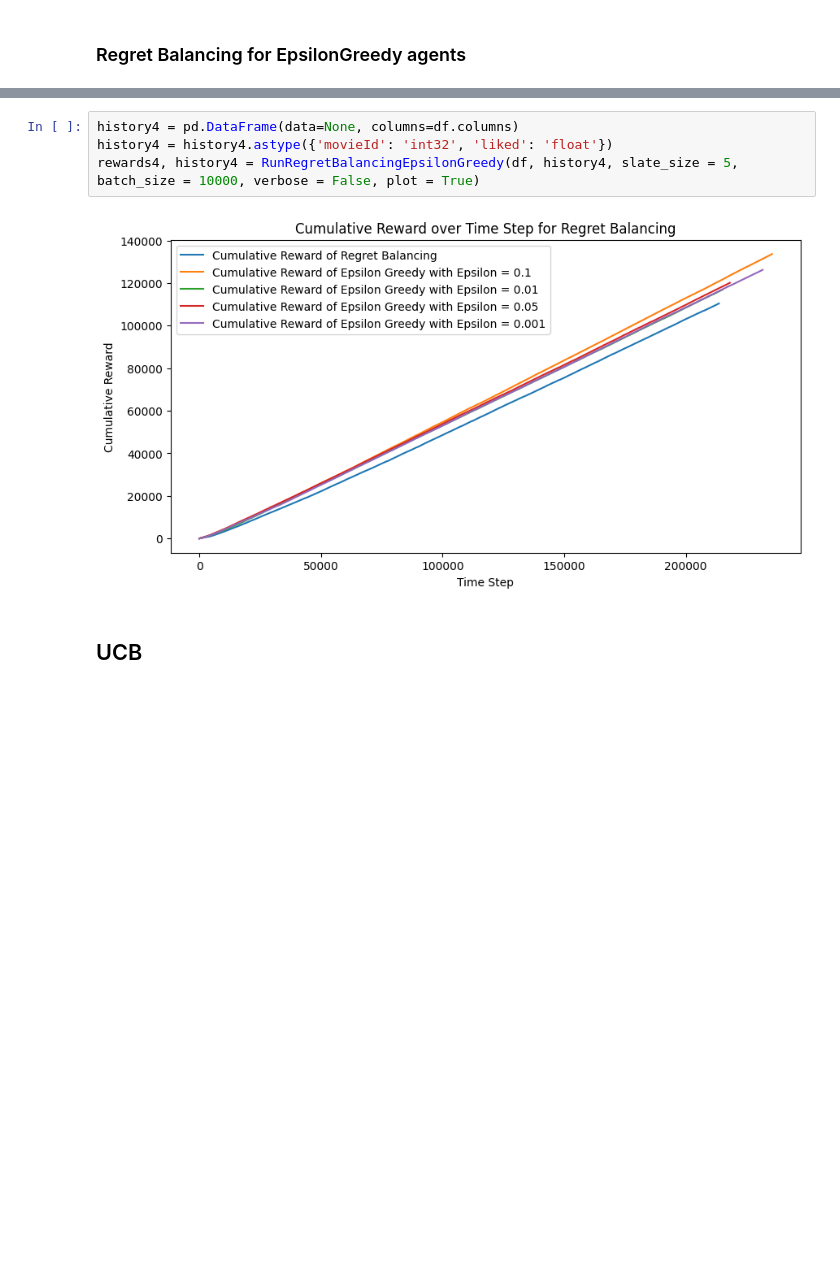
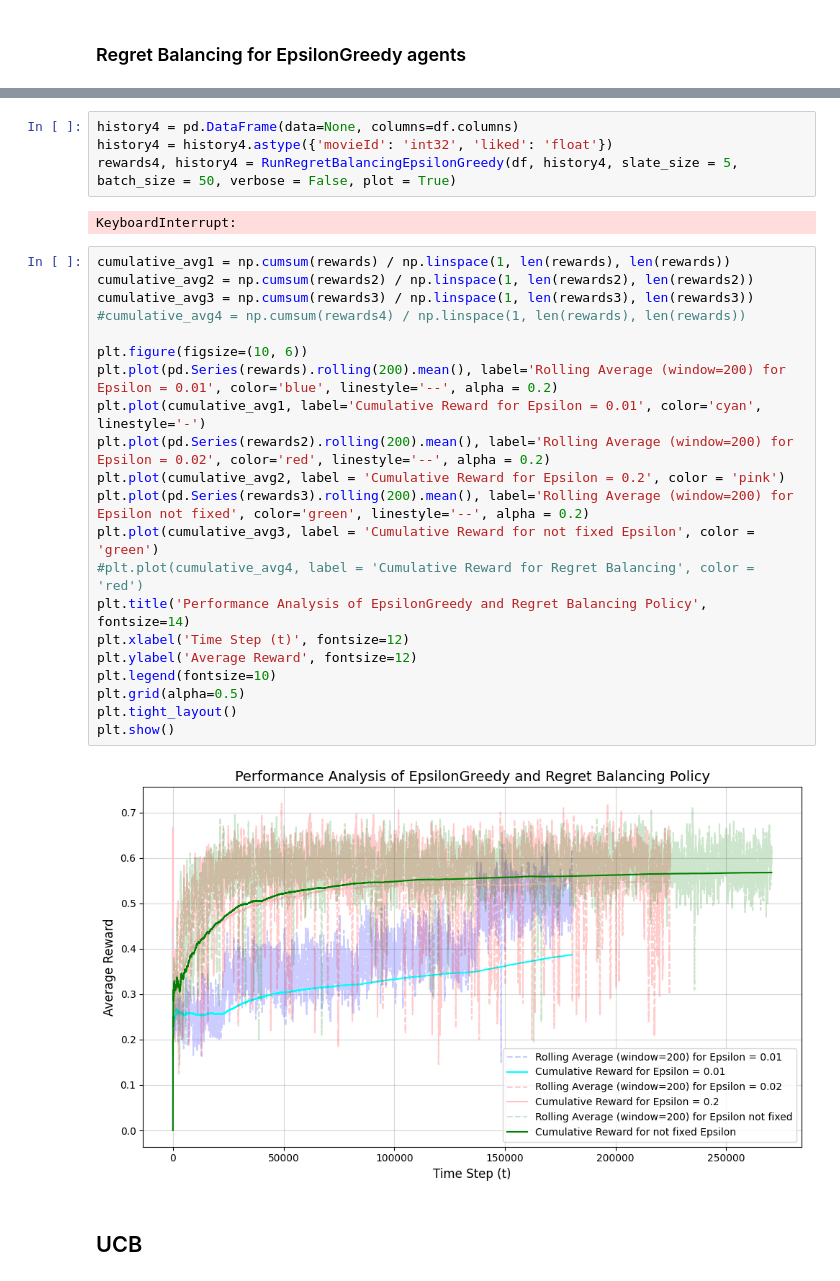
Before and after one commit to AugustinCablant/Advanced-ML, a Jupyter notebook: src/Notebook_RealData.ipynb, the cells around one changed output, grey strips where cells are left out. Cells and saved outputs as stored; diff of their text form; blank space fills up the shorter version.

```diff
--- a/src/Notebook_RealData.ipynb
+++ b/src/Notebook_RealData.ipynb
@@ -85,9 +138,32 @@ plt.show()
 # %%
 history4 = pd.DataFrame(data=None, columns=df.columns)
 history4 = history4.astype({'movieId': 'int32', 'liked': 'float'})
-rewards4, history4 = RunRegretBalancingEpsilonGreedy(df, history4, slate_size = 5, batch_size = 10000, verbose = False, plot = True)
+rewards4, history4 = RunRegretBalancingEpsilonGreedy(df, history4, slate_size = 5, batch_size = 50, verbose = False, plot = True)
 # %% [output]
-[figure, removed]
+KeyboardInterrupt:
+# %%
+cumulative_avg1 = np.cumsum(rewards) / np.linspace(1, len(rewards), len(rewards))
+cumulative_avg2 = np.cumsum(rewards2) / np.linspace(1, len(rewards2), len(rewards2))
+cumulative_avg3 = np.cumsum(rewards3) / np.linspace(1, len(rewards3), len(rewards3))
+#cumulative_avg4 = np.cumsum(rewards4) / np.linspace(1, len(rewards), len(rewards))
+
+plt.figure(figsize=(10, 6))
+plt.plot(pd.Series(rewards).rolling(200).mean(), label='Rolling Average (window=200) for Epsilon = 0.01', color='blue', linestyle='--', alpha = 0.2)
+plt.plot(cumulative_avg1, label='Cumulative Reward for Epsilon = 0.01', color='cyan', linestyle='-')
+plt.plot(pd.Series(rewards2).rolling(200).mean(), label='Rolling Average (window=200) for Epsilon = 0.02', color='red', linestyle='--', alpha = 0.2)
+plt.plot(cumulative_avg2, label = 'Cumulative Reward for Epsilon = 0.2', color = 'pink')
+plt.plot(pd.Series(rewards3).rolling(200).mean(), label='Rolling Average (window=200) for Epsilon not fixed', color='green', linestyle='--', alpha = 0.2)
+plt.plot(cumulative_avg3, label = 'Cumulative Reward for not fixed Epsilon', color = 'green')
+#plt.plot(cumulative_avg4, label = 'Cumulative Reward for Regret Balancing', color = 'red')
+plt.title('Performance Analysis of EpsilonGreedy and Regret Balancing Policy', fontsize=14)
+plt.xlabel('Time Step (t)', fontsize=12)
+plt.ylabel('Average Reward', fontsize=12)
+plt.legend(fontsize=10)
+plt.grid(alpha=0.5)
+plt.tight_layout()
+plt.show()
+# %% [output]
+[figure, added]
 # %% [markdown]
 ## UCB
 # %%
```
Also changed, not shown: parts of 11 cells of this notebook, 2 other files.
